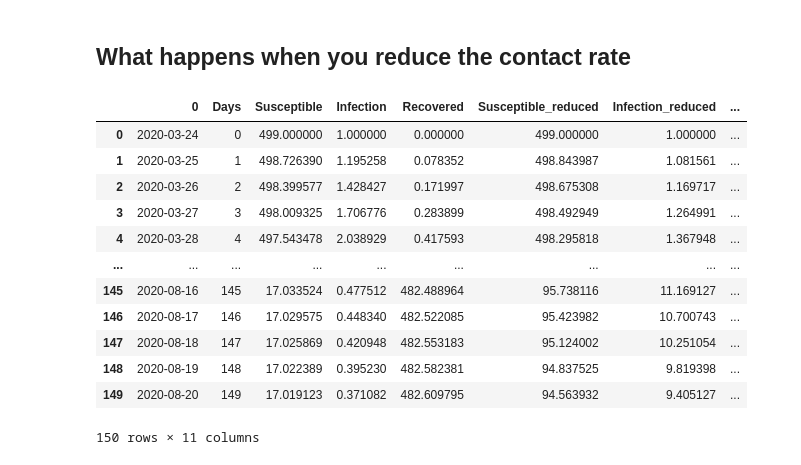
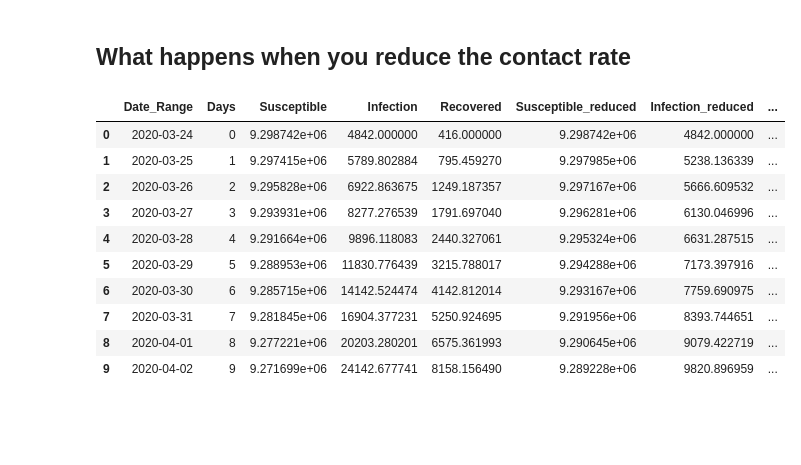
Before and after one commit to Mohammed-Miah/S-I-R_Model, a Jupyter notebook: S I R Modelling Basics.ipynb, the cells around one changed output. Saved outputs shown, nothing was run; the diff lists cells and outputs as text; code cells hidden in the pictures; blank space fills up the shorter version.

```diff
--- a/S I R Modelling Basics.ipynb
+++ b/S I R Modelling Basics.ipynb
@@ -24 +14,15 @@ Initial_conditions = Initial_everyone_else, Initial_infected, Initial_recovered
+# %%
+#set variables
+#Set population value
+#Set to the population of london. This can easily change to UK or any other city
+population = 9304000
+
+#Initially we set the number of people infected to 1 and recovered to 0. Again this can be changed accordingly to see how
+#fast the infection increases
+Initial_infected, Initial_recovered = 4842,416
+
+#To work out susceptible
+Initial_everyone_else = population - Initial_infected - Initial_recovered
+
+Initial_conditions = Initial_everyone_else, Initial_infected, Initial_recovered
 # %%
@@ -47,7 +54,7 @@ def rowIndex(row):
 rng = pd.date_range('2020-03-24', periods=500, freq='D')
 
 #convert range to dataframe
-Data_Initial = pd.DataFrame(rng)
+Data_Initial = pd.DataFrame({'Date_Range':rng})
 Data_Initial['Days'] = Data_Initial.apply(rowIndex,axis=1)
 Data_Initial['Susceptible'] = Data_Initial.apply(lambda x: S[x.Days],axis=1)
 Data_Initial['Infection'] = Data_Initial.apply(lambda x: I[x.Days],axis=1)
@@ -99,19 +115,17 @@ Data_Initial['Susceptible_%'] = (Data_Initial['Susceptible_reduced'] - Data_Init
 Data_Initial['Infection_%'] = (Data_Initial['Infection_reduced'] - Data_Initial['Infection']) / Data_Initial['Infection'] *100
 Data_Initial['Recovered_%'] = (Data_Initial['Recovered_reduced'] - Data_Initial['Recovered']) / Data_Initial['Recovered'] *100
 # %%
-Data_Initial.head(150)
+Data_Initial.head(10)
 # %% [output]
-|  | 0 | Days | Susceptible | Infection | Recovered | Susceptible_reduced | Infection_reduced | ... |
-| 0 | 2020-03-24 | 0 | 499.000000 | 1.000000 | 0.000000 | 499.000000 | 1.000000 | ... |
-| 1 | 2020-03-25 | 1 | 498.726390 | 1.195258 | 0.078352 | 498.843987 | 1.081561 | ... |
-| 2 | 2020-03-26 | 2 | 498.399577 | 1.428427 | 0.171997 | 498.675308 | 1.169717 | ... |
-| 3 | 2020-03-27 | 3 | 498.009325 | 1.706776 | 0.283899 | 498.492949 | 1.264991 | ... |
-| 4 | 2020-03-28 | 4 | 497.543478 | 2.038929 | 0.417593 | 498.295818 | 1.367948 | ... |
-| ... | ... | ... | ... | ... | ... | ... | ... | ... |
-| 145 | 2020-08-16 | 145 | 17.033524 | 0.477512 | 482.488964 | 95.738116 | 11.169127 | ... |
-| 146 | 2020-08-17 | 146 | 17.029575 | 0.448340 | 482.522085 | 95.423982 | 10.700743 | ... |
-| 147 | 2020-08-18 | 147 | 17.025869 | 0.420948 | 482.553183 | 95.124002 | 10.251054 | ... |
-| 148 | 2020-08-19 | 148 | 17.022389 | 0.395230 | 482.582381 | 94.837525 | 9.819398 | ... |
-| 149 | 2020-08-20 | 149 | 17.019123 | 0.371082 | 482.609795 | 94.563932 | 9.405127 | ... |
+|  | Date_Range | Days | Susceptible | Infection | Recovered | Susceptible_reduced | Infection_reduced | ... |
+| 0 | 2020-03-24 | 0 | 9.298742e+06 | 4842.000000 | 416.000000 | 9.298742e+06 | 4842.000000 | ... |
+| 1 | 2020-03-25 | 1 | 9.297415e+06 | 5789.802884 | 795.459270 | 9.297985e+06 | 5238.136339 | ... |
+| 2 | 2020-03-26 | 2 | 9.295828e+06 | 6922.863675 | 1249.187357 | 9.297167e+06 | 5666.609532 | ... |
+| 3 | 2020-03-27 | 3 | 9.293931e+06 | 8277.276539 | 1791.697040 | 9.296281e+06 | 6130.046996 | ... |
+| 4 | 2020-03-28 | 4 | 9.291664e+06 | 9896.118083 | 2440.327061 | 9.295324e+06 | 6631.287515 | ... |
+| 5 | 2020-03-29 | 5 | 9.288953e+06 | 11830.776439 | 3215.788017 | 9.294288e+06 | 7173.397916 | ... |
+| 6 | 2020-03-30 | 6 | 9.285715e+06 | 14142.524474 | 4142.812014 | 9.293167e+06 | 7759.690975 | ... |
+| 7 | 2020-03-31 | 7 | 9.281845e+06 | 16904.377231 | 5250.924695 | 9.291956e+06 | 8393.744651 | ... |
+| 8 | 2020-04-01 | 8 | 9.277221e+06 | 20203.280201 | 6575.361993 | 9.290645e+06 | 9079.422719 | ... |
+| 9 | 2020-04-02 | 9 | 9.271699e+06 | 24142.677741 | 8158.156490 | 9.289228e+06 | 9820.896959 | ... |
-150 rows × 11 columns
 # %%
```
Also changed, not shown: parts of 10 cells of this notebook.
